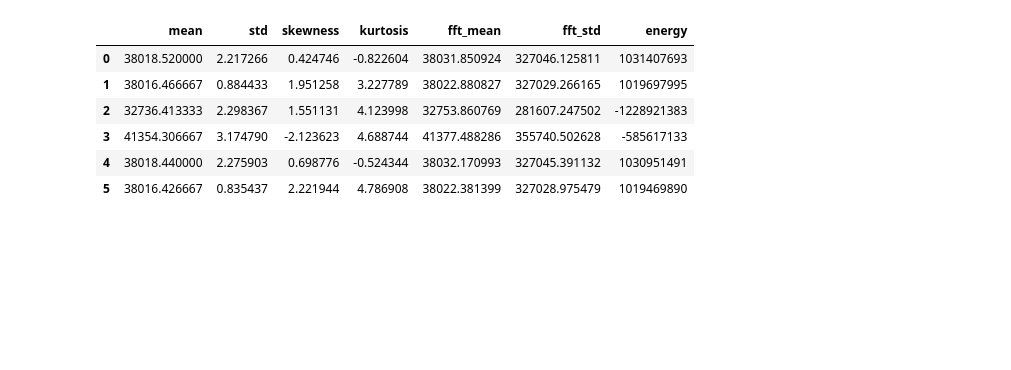
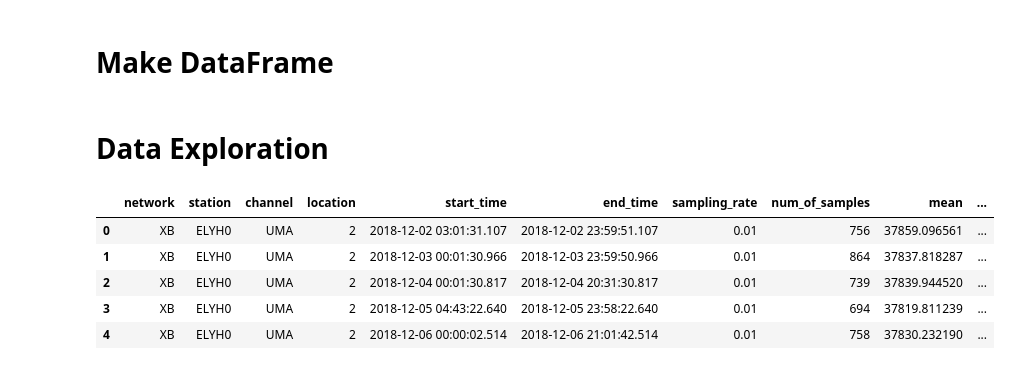
Before and after one commit to Ahmed-Samir11/Cosmic-Analysts, a Jupyter notebook: main.ipynb, the cells around one changed output. Cells and saved outputs as stored; diff of their text form; code cells hidden in the pictures; blank space fills up the shorter version.

```diff
--- a/main.ipynb
+++ b/main.ipynb
@@ -139,10 +89,31 @@ features_df = pd.DataFrame(features_list)
+# %% [markdown]
+# Make DataFrame
+# %%
+# List to hold features for all files (initially empty if not starting fresh)
+features_list = []
+folder_path = r'C:\Users\ahmed\OneDrive\Desktop\Cosmic Analysts\continuous_waveform'
+# Loop over folder and extract features
+'''
+for filename in os.listdir(folder_path):
+    if filename.endswith(".mseed"):
+        file_path = os.path.join(folder_path, filename)
+        stream = read(file_path)
+
+            # Extract features for each trace in the file
+        for tr in stream:
+            features = extract_features(tr)
+            features_list.append(features)
+features_df = pd.DataFrame(features_list)
+'''
+features_df = pd.read_csv('Mars_InSight_Lander.csv', index_col=False)
+# %% [markdown]
+# Data Exploration
 # %%
-features_df.head(6)
+features_df.head()
 # %% [output]
-|  | mean | std | skewness | kurtosis | fft_mean | fft_std | energy |
-| 0 | 38018.520000 | 2.217266 | 0.424746 | -0.822604 | 38031.850924 | 327046.125811 | 1031407693 |
-| 1 | 38016.466667 | 0.884433 | 1.951258 | 3.227789 | 38022.880827 | 327029.266165 | 1019697995 |
-| 2 | 32736.413333 | 2.298367 | 1.551131 | 4.123998 | 32753.860769 | 281607.247502 | -1228921383 |
-| 3 | 41354.306667 | 3.174790 | -2.123623 | 4.688744 | 41377.488286 | 355740.502628 | -585617133 |
-| 4 | 38018.440000 | 2.275903 | 0.698776 | -0.524344 | 38032.170993 | 327045.391132 | 1030951491 |
-| 5 | 38016.426667 | 0.835437 | 2.221944 | 4.786908 | 38022.381399 | 327028.975479 | 1019469890 |
+|  | network | station | channel | location | start_time | end_time | sampling_rate | num_of_samples | mean | ... |
+| 0 | XB | ELYH0 | UMA | 2 | 2018-12-02 03:01:31.107 | 2018-12-02 23:59:51.107 | 0.01 | 756 | 37859.096561 | ... |
+| 1 | XB | ELYH0 | UMA | 2 | 2018-12-03 00:01:30.966 | 2018-12-03 23:59:50.966 | 0.01 | 864 | 37837.818287 | ... |
+| 2 | XB | ELYH0 | UMA | 2 | 2018-12-04 00:01:30.817 | 2018-12-04 20:31:30.817 | 0.01 | 739 | 37839.944520 | ... |
+| 3 | XB | ELYH0 | UMA | 2 | 2018-12-05 04:43:22.640 | 2018-12-05 23:58:22.640 | 0.01 | 694 | 37819.811239 | ... |
+| 4 | XB | ELYH0 | UMA | 2 | 2018-12-06 00:00:02.514 | 2018-12-06 21:01:42.514 | 0.01 | 758 | 37830.232190 | ... |
```
Also changed, not shown: parts of 66 cells of this notebook.
